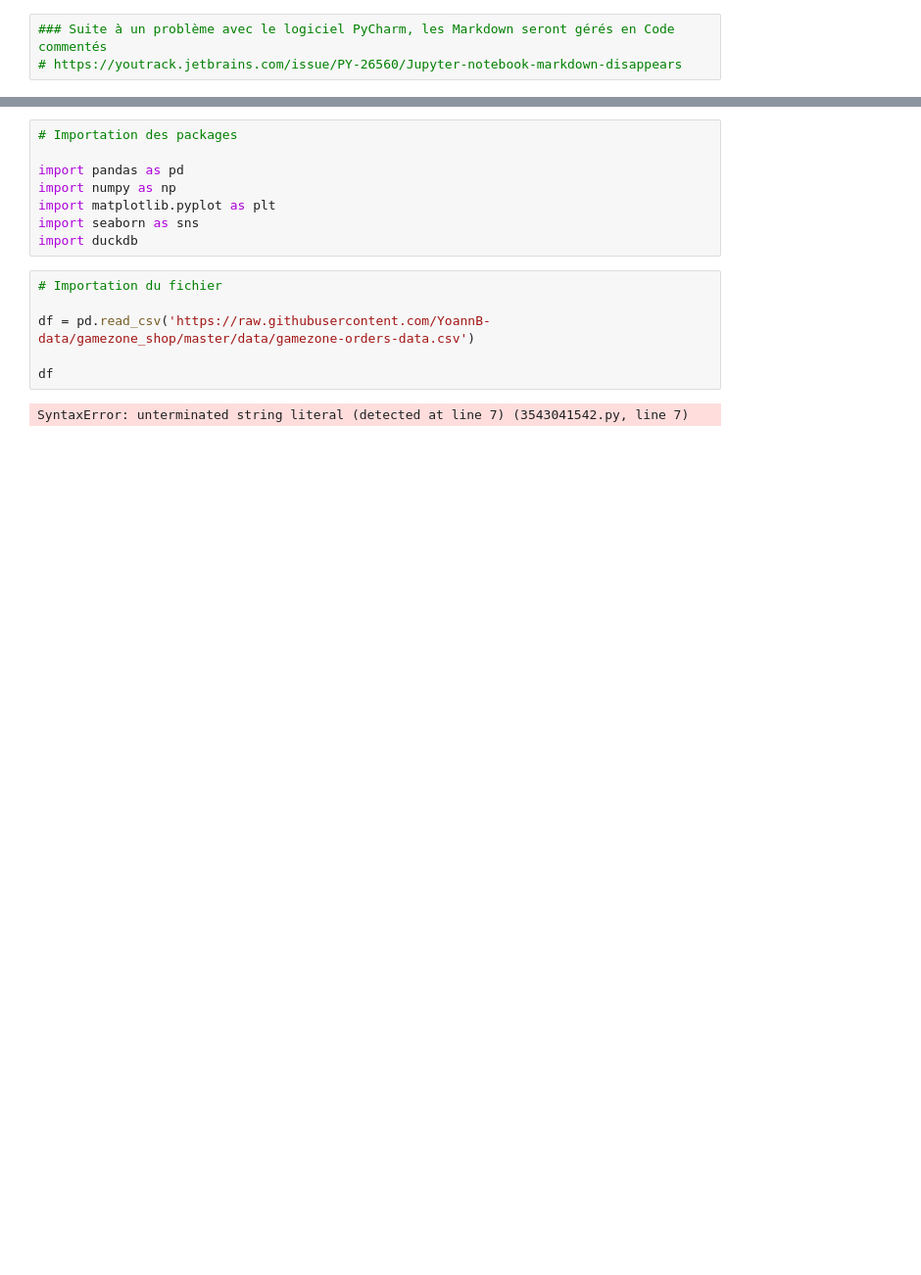
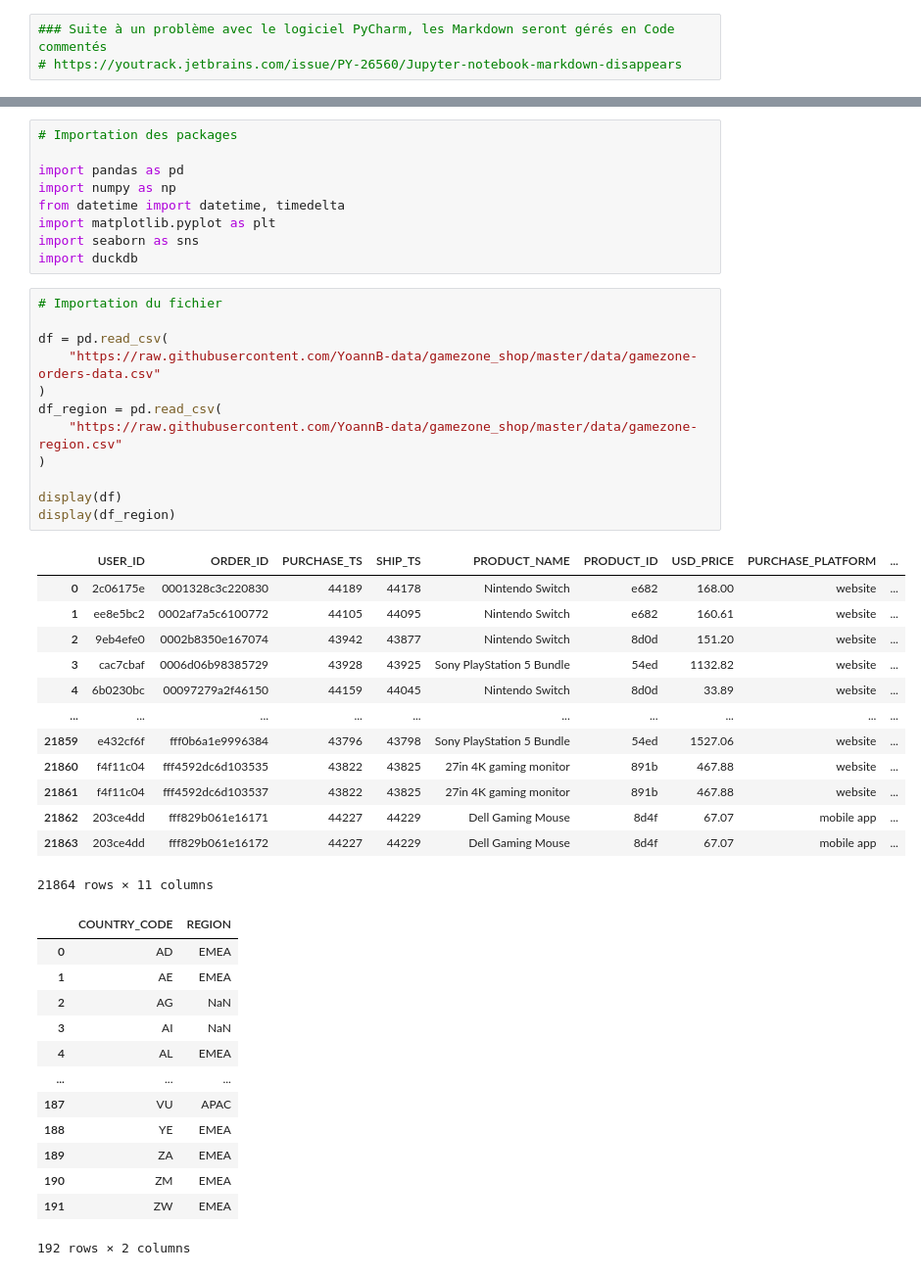
Before and after one commit to YoannB-data/gamezone_shop, a Jupyter notebook: app.ipynb, the cells around one changed output, grey strips where cells are left out. Shown at 98% size. Drawn from its saved outputs; the diff is of its cells as text; blank space fills up the shorter version.

Commit message:
add data cleaning

```diff
--- a/app.ipynb
+++ b/app.ipynb
@@ -18,14 +19,46 @@
 
 import pandas as pd
 import numpy as np
+from datetime import datetime, timedelta
 import matplotlib.pyplot as plt
 import seaborn as sns
 import duckdb
 # %%
 # Importation du fichier
 
-df = pd.read_csv('https://raw.githubusercontent.com/YoannB-data/gamezone_shop/master/data/gamezone-orders-data.csv')
+df = pd.read_csv(
+    "https://raw.githubusercontent.com/YoannB-data/gamezone_shop/master/data/gamezone-orders-data.csv"
+)
+df_region = pd.read_csv(
+    "https://raw.githubusercontent.com/YoannB-data/gamezone_shop/master/data/gamezone-region.csv"
+)
 
-df
+display(df)
+display(df_region)
 # %% [output]
+|  | USER_ID | ORDER_ID | PURCHASE_TS | SHIP_TS | PRODUCT_NAME | PRODUCT_ID | USD_PRICE | PURCHASE_PLATFORM | ... |
+| 0 | 2c06175e | 0001328c3c220830 | 44189 | 44178 | Nintendo Switch | e682 | 168.00 | website | ... |
+| 1 | ee8e5bc2 | 0002af7a5c6100772 | 44105 | 44095 | Nintendo Switch | e682 | 160.61 | website | ... |
+| 2 | 9eb4efe0 | 0002b8350e167074 | 43942 | 43877 | Nintendo Switch | 8d0d | 151.20 | website | ... |
+| 3 | cac7cbaf | 0006d06b98385729 | 43928 | 43925 | Sony PlayStation 5 Bundle | 54ed | 1132.82 | website | ... |
+| 4 | 6b0230bc | 00097279a2f46150 | 44159 | 44045 | Nintendo Switch | 8d0d | 33.89 | website | ... |
+| ... | ... | ... | ... | ... | ... | ... | ... | ... | ... |
+| 21859 | e432cf6f | fff0b6a1e9996384 | 43796 | 43798 | Sony PlayStation 5 Bundle | 54ed | 1527.06 | website | ... |
+| 21860 | f4f11c04 | fff4592dc6d103535 | 43822 | 43825 | 27in 4K gaming monitor | 891b | 467.88 | website | ... |
+| 21861 | f4f11c04 | fff4592dc6d103537 | 43822 | 43825 | 27in 4K gaming monitor | 891b | 467.88 | website | ... |
+| 21862 | 203ce4dd | fff829b061e16171 | 44227 | 44229 | Dell Gaming Mouse | 8d4f | 67.07 | mobile app | ... |
+| 21863 | 203ce4dd | fff829b061e16172 | 44227 | 44229 | Dell Gaming Mouse | 8d4f | 67.07 | mobile app | ... |
-SyntaxError: unterminated string literal (detected at line 7) (3543041542.py, line 7)
+21864 rows × 11 columns
+|  | COUNTRY_CODE | REGION |
+| 0 | AD | EMEA |
+| 1 | AE | EMEA |
+| 2 | AG | NaN |
+| 3 | AI | NaN |
+| 4 | AL | EMEA |
+| ... | ... | ... |
+| 187 | VU | APAC |
+| 188 | YE | EMEA |
+| 189 | ZA | EMEA |
+| 190 | ZM | EMEA |
+| 191 | ZW | EMEA |
+192 rows × 2 columns
```
Also changed, not shown: parts of 50 cells of this notebook.
